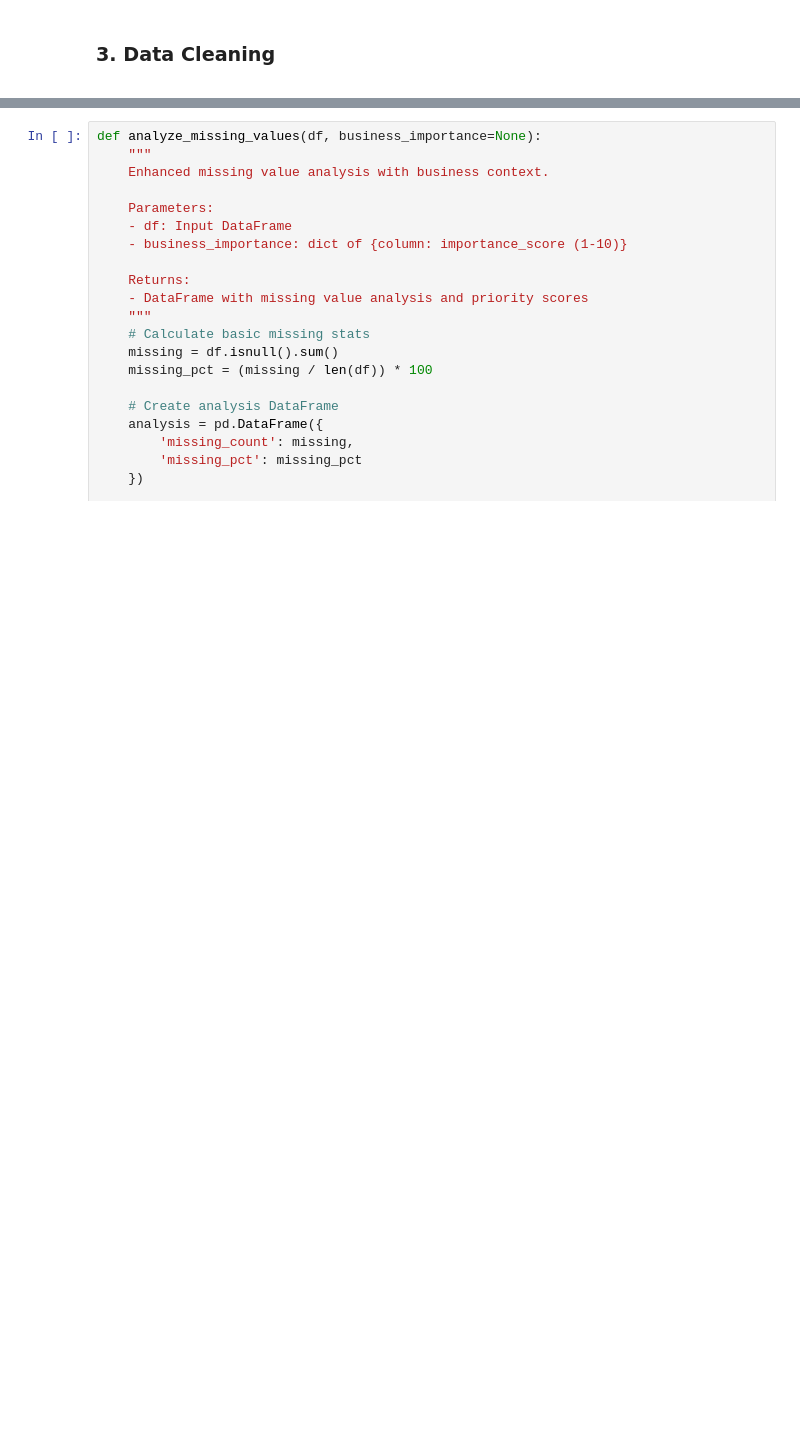
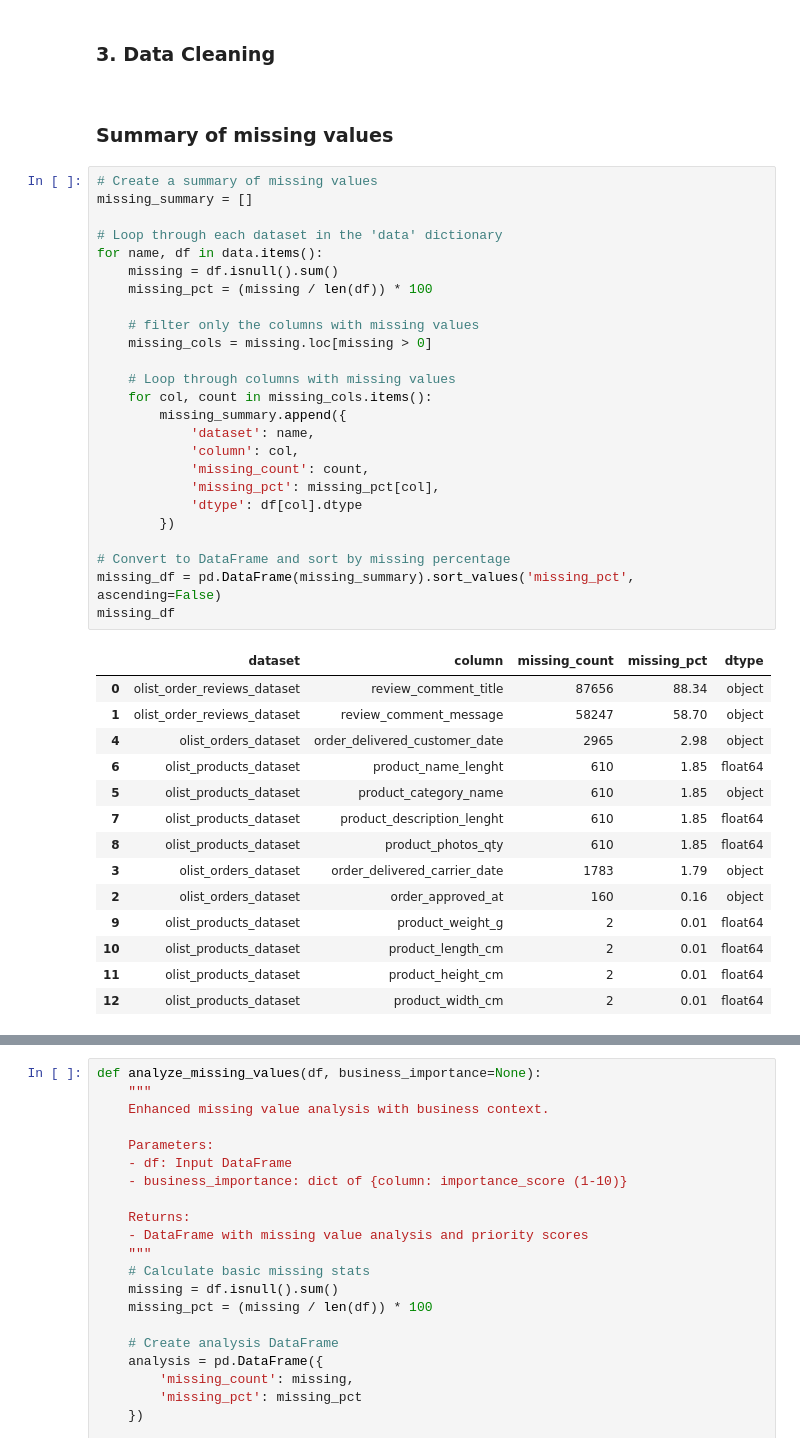
Before and after one commit to shanusaras/Customer_Churn_Prediction_and_Retention_Dashboard, a Jupyter notebook: notebooks/01_data_cleaning.ipynb, the cells around one changed output, grey strips where cells are left out. Drawn from its saved outputs; the diff is of its cells as text; blank space fills up the shorter version.

```diff
--- a/notebooks/01_data_cleaning.ipynb
+++ b/notebooks/01_data_cleaning.ipynb
@@ -256,3 +325,45 @@ Loading olist_orders_dataset.csv...
 # %% [markdown]
 ### 3. Data Cleaning
 <a id= '3-data-cleaning'></a>
+# %% [markdown]
+### Summary of missing values
+# %%
+# Create a summary of missing values
+missing_summary = []
+
+# Loop through each dataset in the 'data' dictionary
+for name, df in data.items():
+    missing = df.isnull().sum()
+    missing_pct = (missing / len(df)) * 100
+
+    # filter only the columns with missing values
+    missing_cols = missing.loc[missing > 0]
+
+    # Loop through columns with missing values
+    for col, count in missing_cols.items():
+        missing_summary.append({
+            'dataset': name,
+            'column': col,
+            'missing_count': count,
+            'missing_pct': missing_pct[col],
+            'dtype': df[col].dtype
+        })
+
+# Convert to DataFrame and sort by missing percentage
+missing_df = pd.DataFrame(missing_summary).sort_values('missing_pct', ascending=False)
+missing_df
+# %% [output]
+|  | dataset | column | missing_count | missing_pct | dtype |
+| 0 | olist_order_reviews_dataset | review_comment_title | 87656 | 88.34 | object |
+| 1 | olist_order_reviews_dataset | review_comment_message | 58247 | 58.70 | object |
+| 4 | olist_orders_dataset | order_delivered_customer_date | 2965 | 2.98 | object |
+| 6 | olist_products_dataset | product_name_lenght | 610 | 1.85 | float64 |
+| 5 | olist_products_dataset | product_category_name | 610 | 1.85 | object |
+| 7 | olist_products_dataset | product_description_lenght | 610 | 1.85 | float64 |
+| 8 | olist_products_dataset | product_photos_qty | 610 | 1.85 | float64 |
+| 3 | olist_orders_dataset | order_delivered_carrier_date | 1783 | 1.79 | object |
+| 2 | olist_orders_dataset | order_approved_at | 160 | 0.16 | object |
+| 9 | olist_products_dataset | product_weight_g | 2 | 0.01 | float64 |
+| 10 | olist_products_dataset | product_length_cm | 2 | 0.01 | float64 |
+| 11 | olist_products_dataset | product_height_cm | 2 | 0.01 | float64 |
+| 12 | olist_products_dataset | product_width_cm | 2 | 0.01 | float64 |
```
Also changed, not shown: parts of 10 cells of this notebook.
